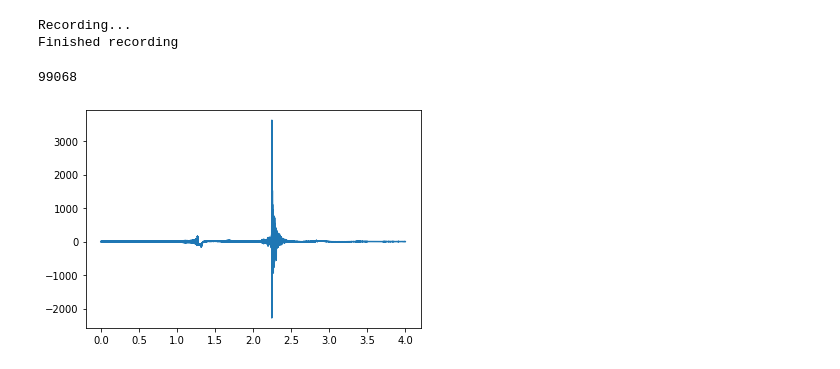
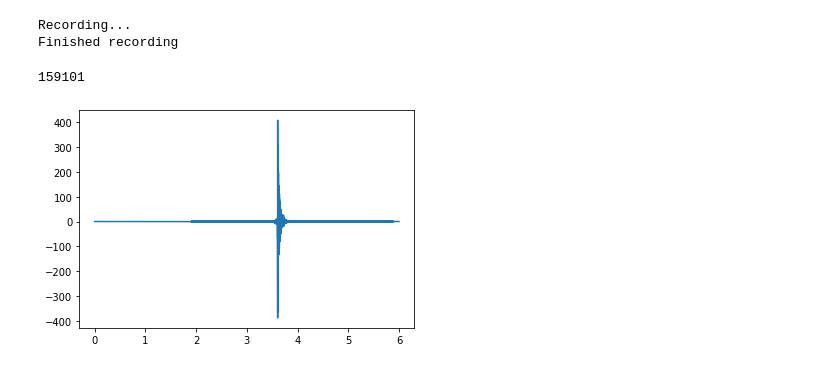
Before and after one commit to adamg-97/GF3-audio-modem, a Jupyter notebook: Audio.ipynb, the cells around one changed output. Drawn from its saved outputs; the diff is of its cells as text; code cells hidden in the pictures.

```diff
--- a/Audio.ipynb
+++ b/Audio.ipynb
@@ -40,13 +78,14 @@ signal = play_record(fsweep, fs=fs, padding_before = 1,padding_after=1)
 Recording...
 Finished recording
 # %%
-sync_signal = np.convolve(signal ,fsweep_reverse,mode='same')
+#signal = tx
+sync_signal = np.convolve(signal ,fsweep_reverse,mode='full')
 # %%
 time = np.linspace(0, len(sync_signal) /fs, len(sync_signal))
-plt.plot(time,output)
+plt.plot(time,sync_signal)
 
 index_max = np.where(sync_signal == np.amax(sync_signal))[0][0]
 print(index_max)
 # %% [output]
-99068
+159101
-[figure, old version]
+[figure, new version]
```
Also changed, not shown: parts of 5 cells of this notebook, 1 other file.
